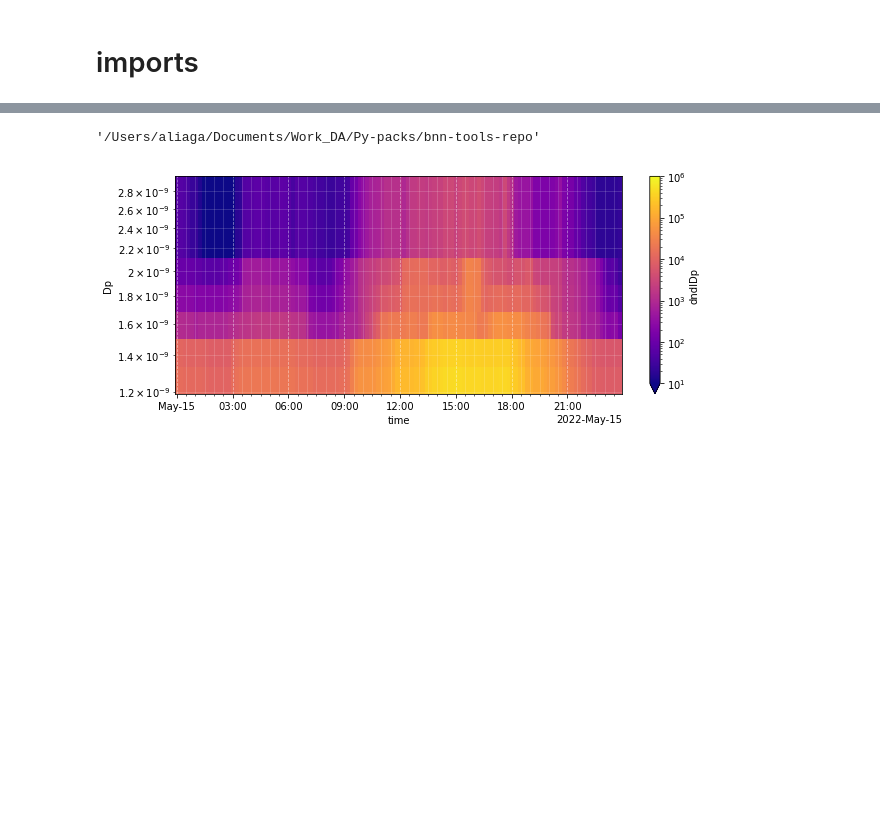
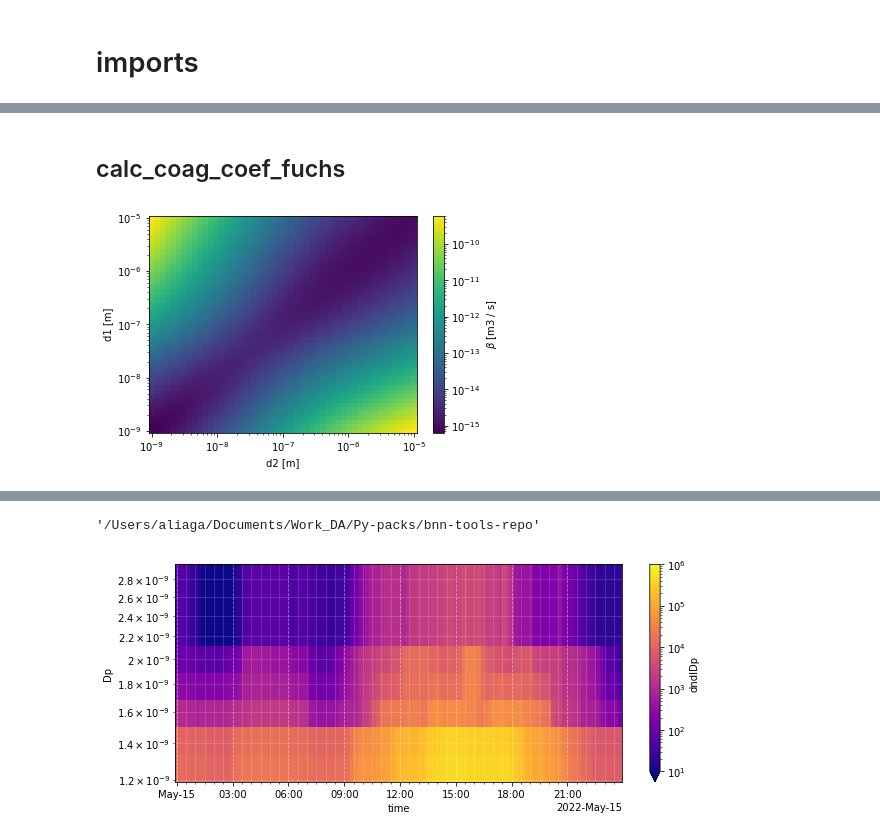
Before and after one commit to daliagachc/bnn-tools-repo, a Jupyter notebook: nbs/z020_cs_condensation_sink.ipynb, the cells around one changed output, grey strips where cells are left out. Cells and saved outputs as stored; diff of their text form; code cells hidden in the pictures; blank space fills up the shorter version.

```diff
--- a/nbs/z020_cs_condensation_sink.ipynb
+++ b/nbs/z020_cs_condensation_sink.ipynb
@@ -45,0 +82,23 @@ import bnn_tools.basic_funs as bfu
+# %% [markdown]
+## calc_coag_coef_fuchs
+# %%
+def _plt_coag_coef():
+    d1_ = xr.DataArray(np.geomspace(1e-9, 1e-5), dims='d1', attrs={'units': 'm'})
+    d2_ = xr.DataArray(np.geomspace(1e-9, 1e-5), dims='d2', attrs={'units': 'm'})
+    d1, d2 = xr.broadcast(
+        d1_.assign_coords({'d1': d1_}),
+        d2_.assign_coords({'d2': d2_})
+    )
+    alpha = 1
+    dens1 = dens2 = 1_000
+    T = 300
+    P = 101_000
+    ccf = cs.calc_coag_coef_fuchs(d1, dens1, d2, dens2, T, P, alpha)
+    ccf.name = r'$\beta$'
+    ccf.bnn.u('m3 / s')
+    ccf.plot(norm=mpl.colors.LogNorm(), yscale='log', xscale='log')
+    return ccf
+
+ccf = _plt_coag_coef()
+# %% [output]
+[figure, added]
```
Also changed, not shown: parts of 42 cells of this notebook, 5 other files.
